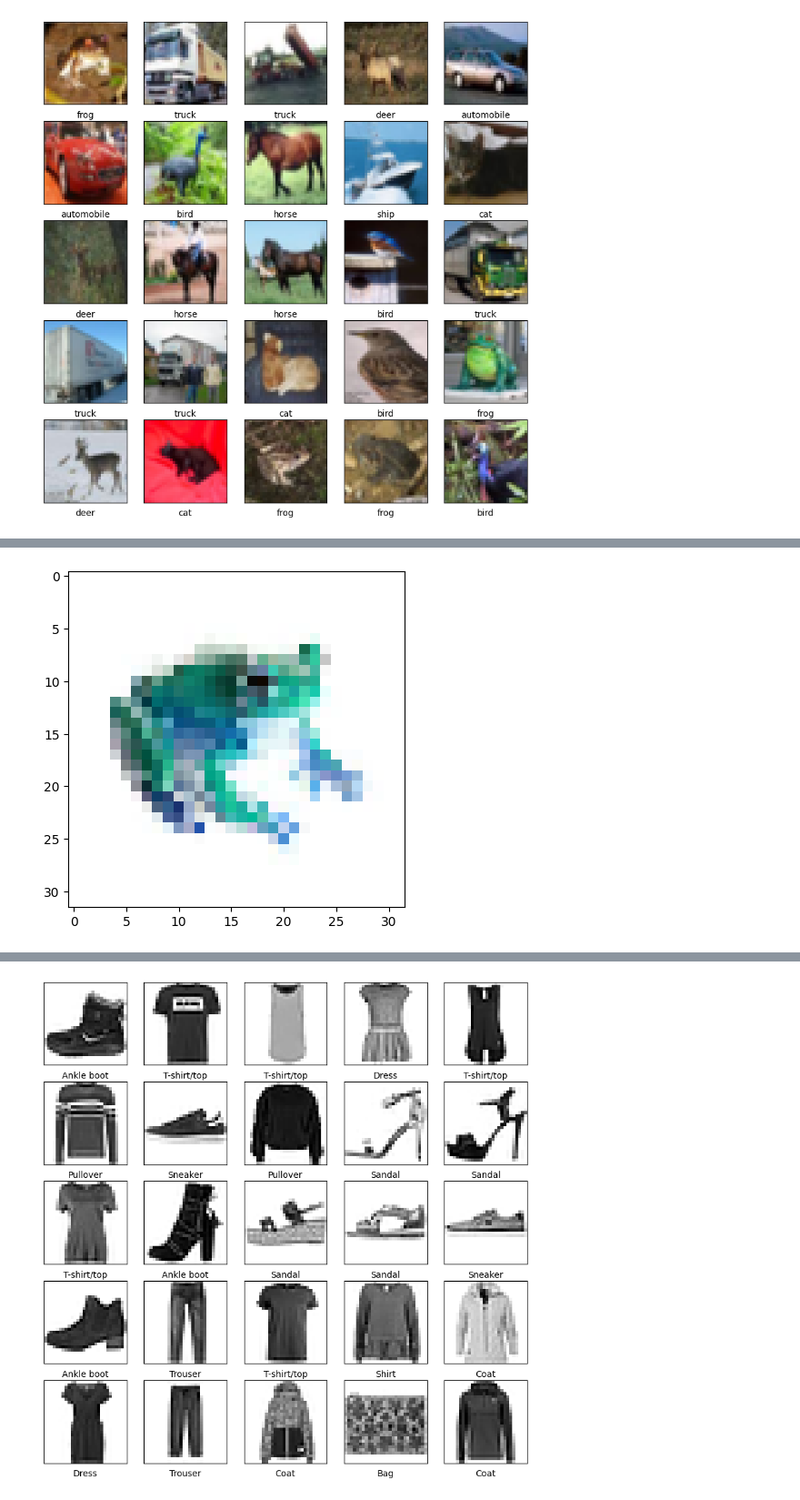
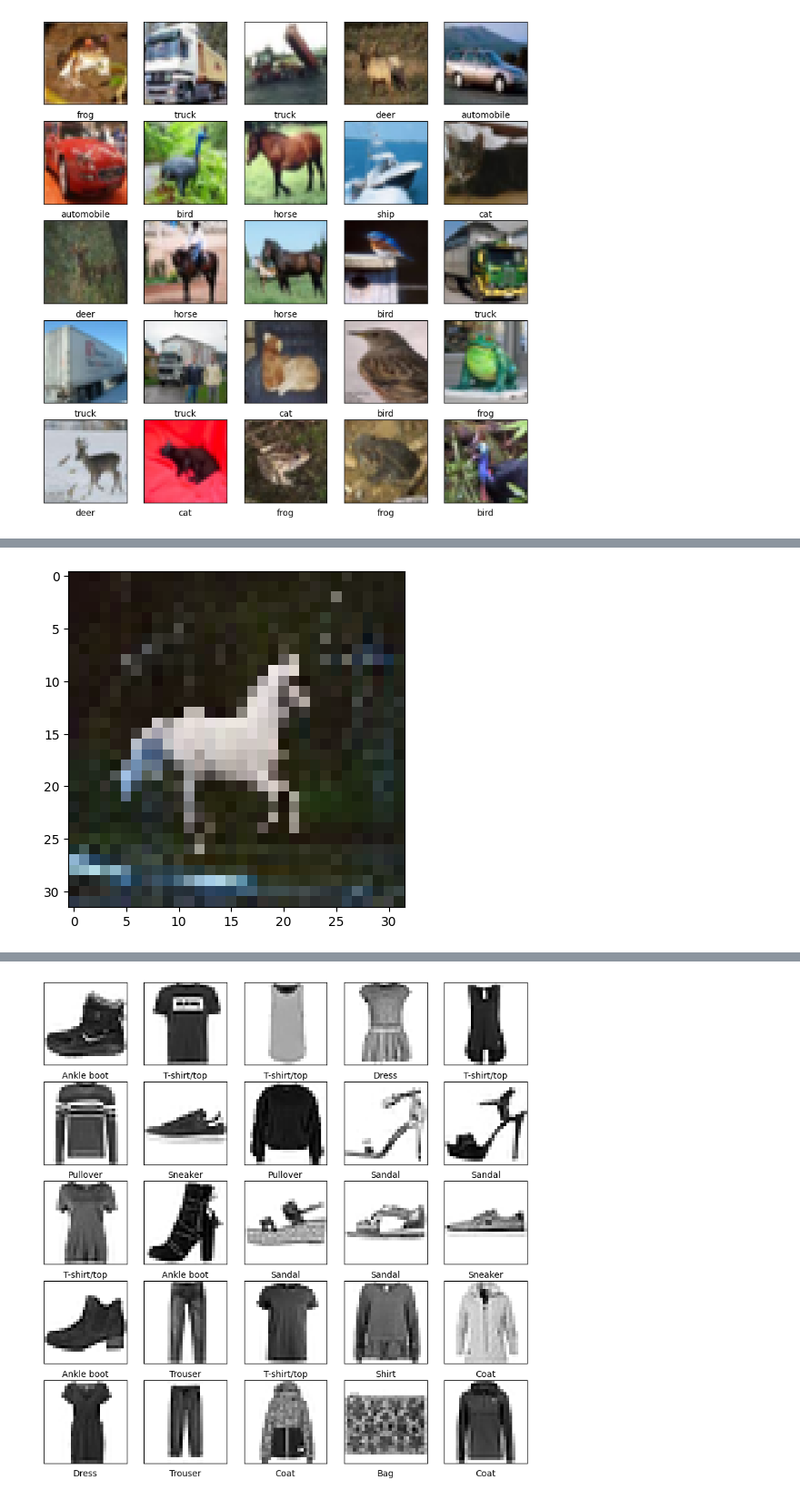
Before and after one commit to HoolyDuck/ml-labs, a Jupyter notebook: (03.04.2023) LAB-5/main.ipynb, the cells around one changed output, grey strips where cells are left out. Shown at 91% size. Saved outputs shown, nothing was run; the diff lists cells and outputs as text; code cells hidden in the pictures.

```diff
--- a/(03.04.2023) LAB-5/main.ipynb
+++ b/(03.04.2023) LAB-5/main.ipynb
@@ -192,18 +181,18 @@ network.save('cifar10.h5')
 # %%
 from keras.models import load_model
 model = load_model('cifar10.h5')
 
 import cv2
-tst = cv2.imread('frog.png', cv2.IMREAD_COLOR)
+tst = cv2.imread('horse.png', cv2.IMREAD_COLOR)
 tst = cv2.resize(tst, (32, 32))
 tst = tst.reshape((1, 32 * 32 * 3))
 tst = tst.astype('float32') / 255
 
 
 plt.imshow(tst.reshape((32, 32, 3)), cmap=plt.cm.binary)
 plt.show()
 # %% [output]
-[figure, old version]
+[figure, new version]
 # %%
 
 prediction(tst, 'frog', classes)
```
Also changed, not shown: parts of 19 cells of this notebook, 29 other files.
